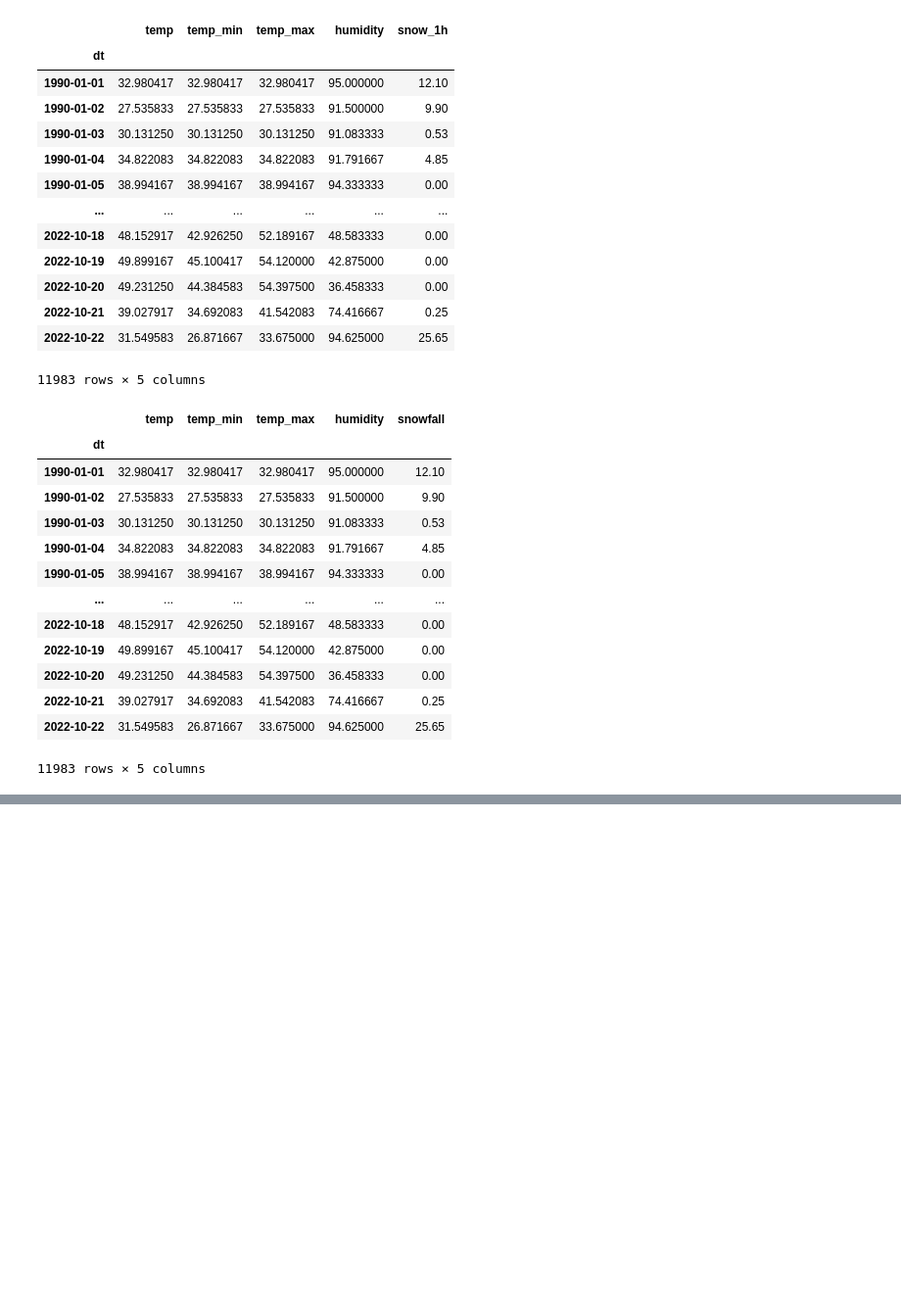
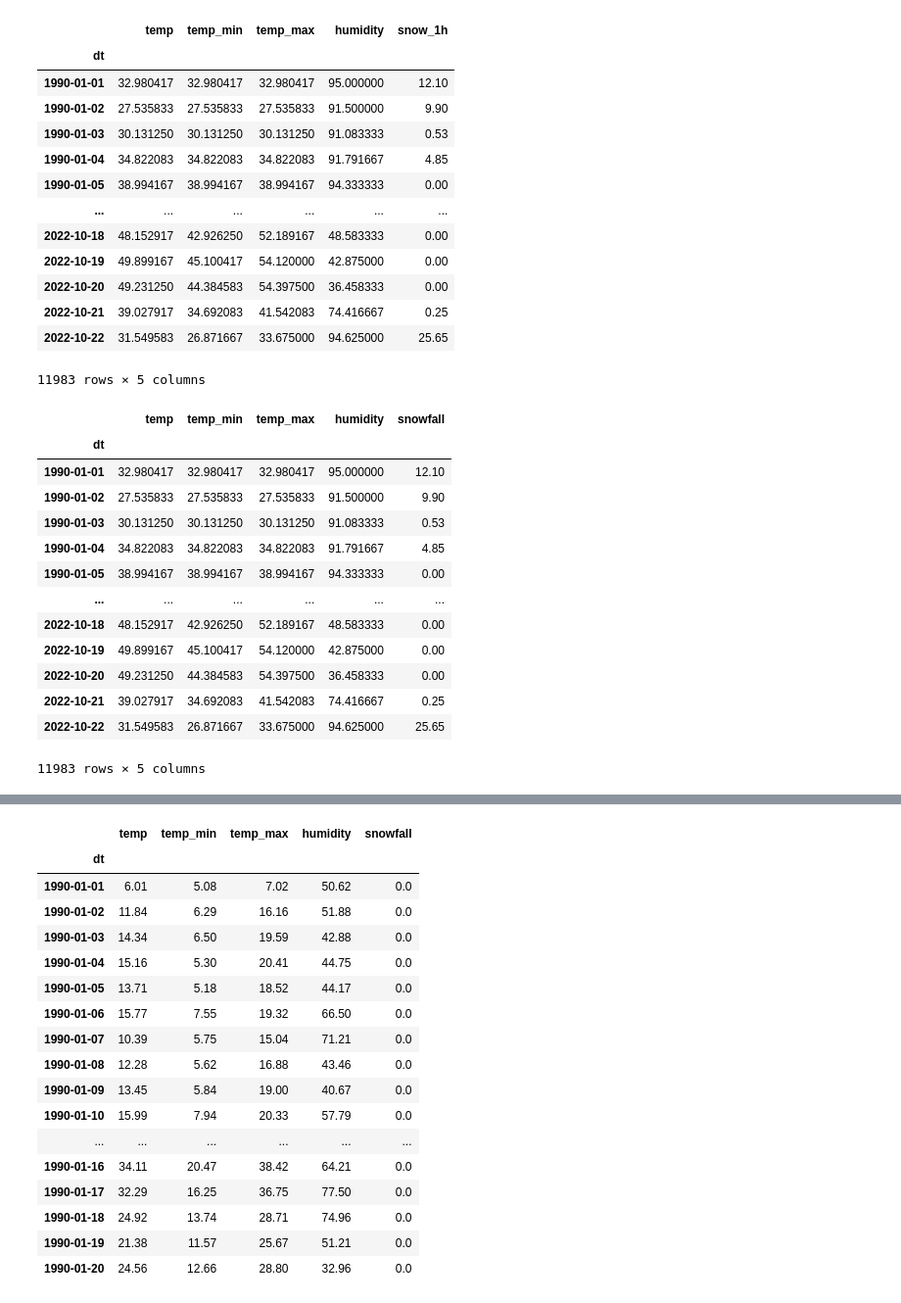
Before and after one commit to caedturner/Snow_data_analysis, a Jupyter notebook: timberline.ipynb, the cells around one changed output, grey strips where cells are left out. Shown at 98% size. Drawn from its saved outputs; the diff is of its cells as text; code cells hidden in the pictures; blank space fills up the shorter version.

```diff
--- a/timberline.ipynb
+++ b/timberline.ipynb
@@ -146,0 +320,3 @@ finished_df.to_sql(name='timberline', con=engine)
+# %%
+zermatt_df = pd.read_csv('./cleaned_zermatt.csv')
+zermatt_df
@@ -146,0 +337,25 @@ finished_df.to_sql(name='timberline', con=engine)
+# %%
+zermatt_datetime = pd.to_datetime(zermatt_df['dt'])
+zermatt_df = zermatt_df.set_index(zermatt_datetime)
+zermatt_df = zermatt_df.drop(columns=['dt'])
+# %%
+zermatt_df.head(20)
+# %% [output]
+|  | temp | temp_min | temp_max | humidity | snowfall |
+| dt |  |  |  |  |  |
+| 1990-01-01 | 6.01 | 5.08 | 7.02 | 50.62 | 0.0 |
+| 1990-01-02 | 11.84 | 6.29 | 16.16 | 51.88 | 0.0 |
+| 1990-01-03 | 14.34 | 6.50 | 19.59 | 42.88 | 0.0 |
+| 1990-01-04 | 15.16 | 5.30 | 20.41 | 44.75 | 0.0 |
+| 1990-01-05 | 13.71 | 5.18 | 18.52 | 44.17 | 0.0 |
+| 1990-01-06 | 15.77 | 7.55 | 19.32 | 66.50 | 0.0 |
+| 1990-01-07 | 10.39 | 5.75 | 15.04 | 71.21 | 0.0 |
+| 1990-01-08 | 12.28 | 5.62 | 16.88 | 43.46 | 0.0 |
+| 1990-01-09 | 13.45 | 5.84 | 19.00 | 40.67 | 0.0 |
+| 1990-01-10 | 15.99 | 7.94 | 20.33 | 57.79 | 0.0 |
+| ... | ... | ... | ... | ... | ... |
+| 1990-01-16 | 34.11 | 20.47 | 38.42 | 64.21 | 0.0 |
+| 1990-01-17 | 32.29 | 16.25 | 36.75 | 77.50 | 0.0 |
+| 1990-01-18 | 24.92 | 13.74 | 28.71 | 74.96 | 0.0 |
+| 1990-01-19 | 21.38 | 11.57 | 25.67 | 51.21 | 0.0 |
+| 1990-01-20 | 24.56 | 12.66 | 28.80 | 32.96 | 0.0 |
```
Also changed, not shown: parts of 29 cells of this notebook.
